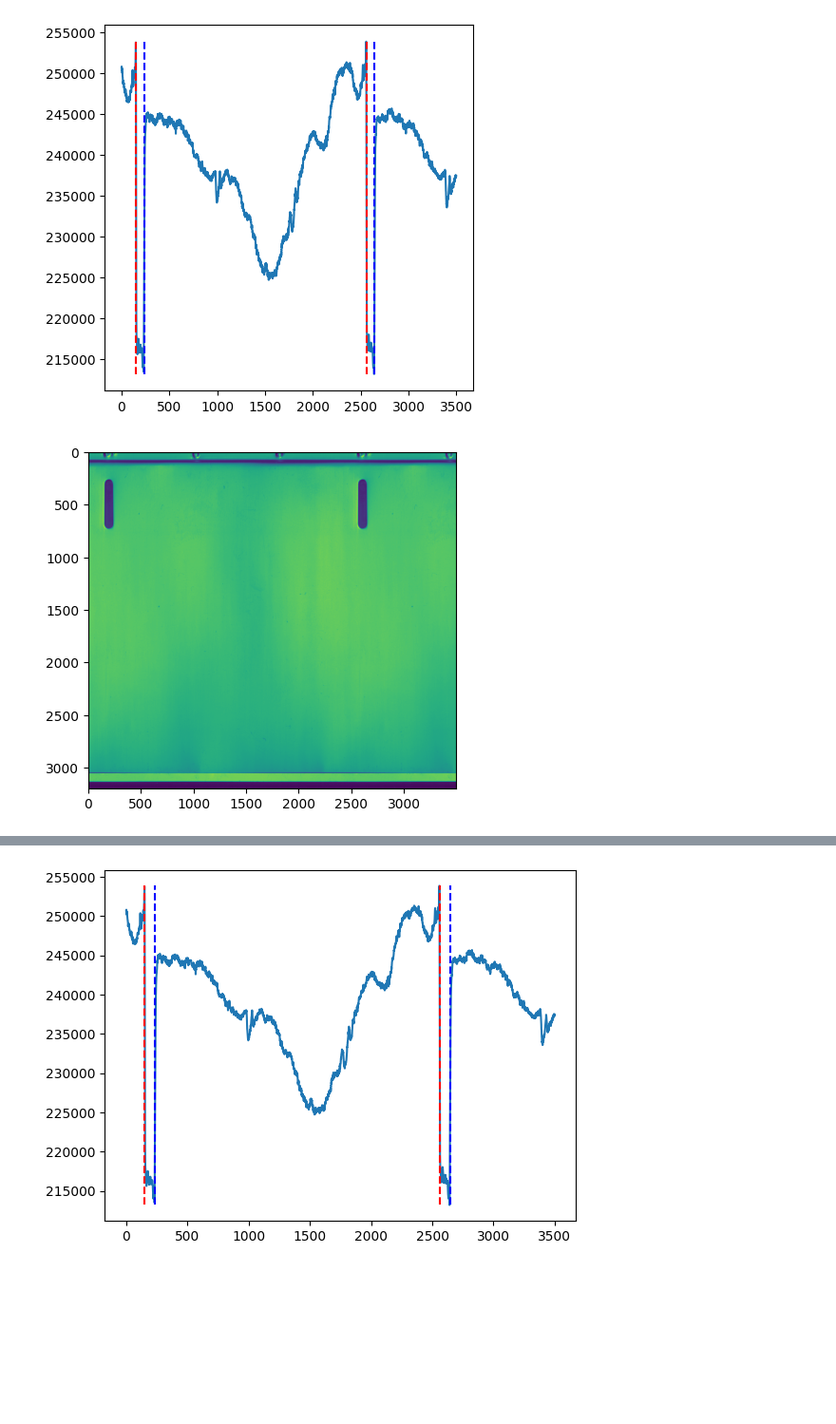
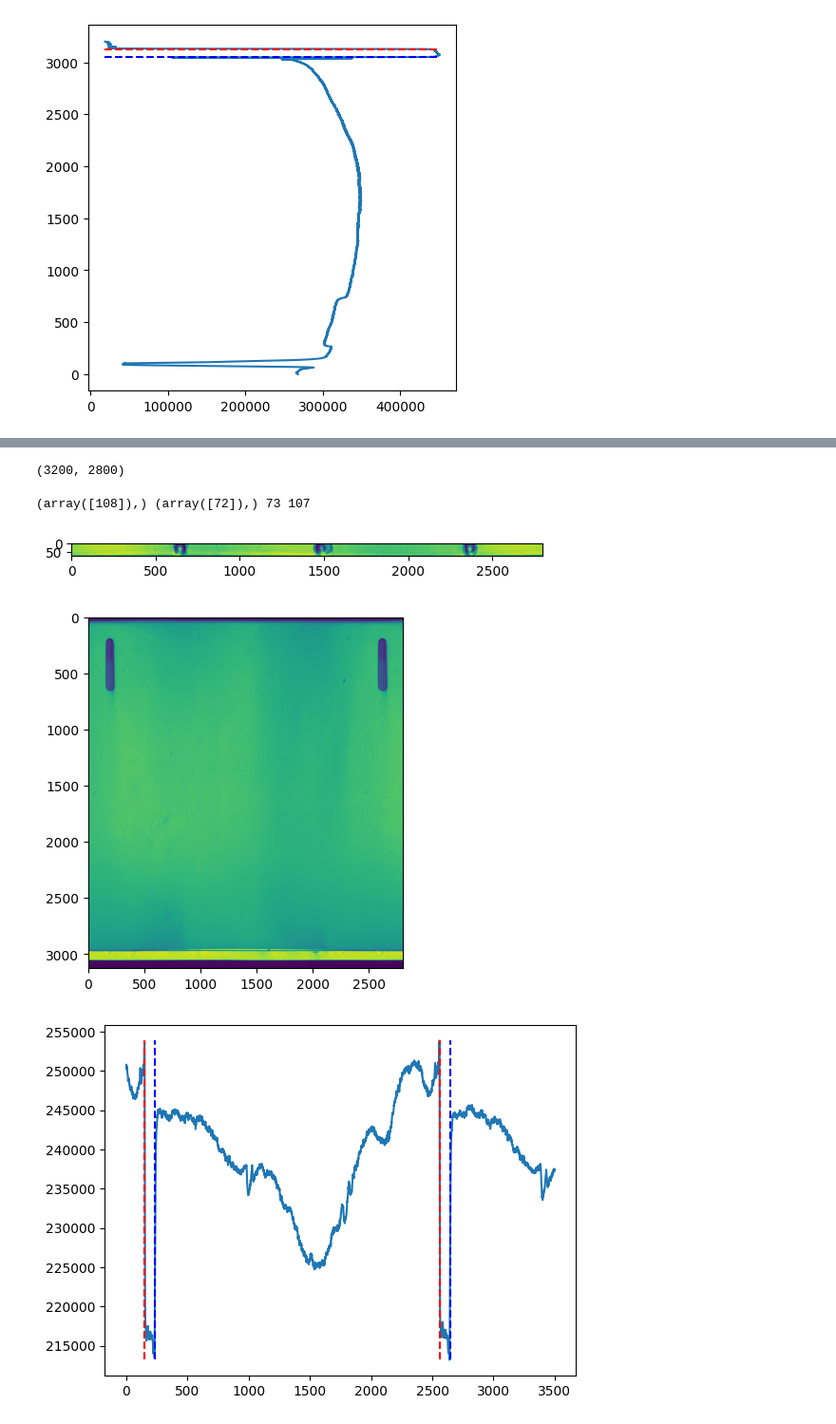
Before and after one commit to lbg030/Utils, a Jupyter notebook: image_projection.ipynb, the cells around one changed output, grey strips where cells are left out. Shown: that part at 95% size. Cells and saved outputs as stored; diff of their text form; code cells hidden in the pictures; blank space fills up the shorter version.

```diff
--- a/image_projection.ipynb
+++ b/image_projection.ipynb
@@ -1,43 +1,43 @@
 # %%
 import cv2
 import numpy as np
 import matplotlib.pyplot as plt
 from scipy.signal import find_peaks
 
-img = cv2.imread('Insp_154825_1.png', cv2.IMREAD_GRAYSCALE)
+img = cv2.imread('test.png', cv2.IMREAD_GRAYSCALE)
 
 projection = np.sum(img, axis=0, dtype=np.int64)
 peak_v = np.diff(projection)
 
 first_min = peak_v.argmin()
 first_max = peak_v.argmax()
 
 second_smallest_value = np.partition(peak_v.flatten(), 1)[1]
 index_second_smallest = np.where(peak_v == second_smallest_value)
 second_largest_value = np.partition(peak_v.flatten(), -2)[-2]
 index_second_largest = np.where(peak_v == second_largest_value)
-plt.figure(figsize = [5,5])
-plt.plot(projection)
-plt.vlines(first_min, projection.min(), projection.max(),'red', '--')
-plt.vlines(first_max, projection.min(), projection.max(),'blue', '--')
-plt.vlines(index_second_smallest, projection.min(), projection.max(),'red', '--')
-plt.vlines(index_second_largest, projection.min(), projection.max(),'blue', '--')
-plt.show()
 
-# image
-plt.figure(figsize = [5,5])
-plt.imshow(img)
-plt.show()
+# plt.figure(figsize = [5,5])
+# plt.plot(projection)
+# plt.vlines(first_min, projection.min(), projection.max(),'red', '--')
+# plt.vlines(first_max, projection.min(), projection.max(),'blue', '--')
+# plt.vlines(index_second_smallest, projection.min(), projection.max(),'red', '--')
+# plt.vlines(index_second_largest, projection.min(), projection.max(),'blue', '--')
+# plt.show()
+
+# # image
+# plt.figure(figsize = [5,5])
+# plt.imshow(img)
+# plt.show()
 
 projection_h = np.sum(img, axis=1, dtype=np.int64)
 peak_h = np.diff(projection_h)
 
 plt.figure(figsize = [5,5])
 plt.plot(projection_h, range(len(projection_h)))
 plt.hlines(peak_h.argmin(), projection_h.min(), projection_h.max(), 'red', '--')
 plt.hlines(peak_h.argmax(), projection_h.min(), projection_h.max(), 'blue', '--')
-plt.gca().invert_yaxis()
+# plt.gca().invert_yaxis()
 plt.show()
 # %% [output]
-[figure, old version]
+[figure, new version]
-[figure, removed]
@@ -45,3 +44,27 @@ plt.show()
+# %%
+img.shape
+# %% [output]
+(3200, 2800)
+# %%
+projection_h = np.sum(img[:1000, :], axis=1, dtype=np.int64)
+peak_h = np.diff(projection_h)
+
+second_smallest_value = np.partition(peak_h.flatten(), 1)[1]
+index_second_smallest = np.where(peak_h == second_smallest_value)
+second_largest_value = np.partition(peak_h.flatten(), -2)[-2]
+index_second_largest = np.where(peak_h == second_largest_value)
+
+print(index_second_largest, index_second_smallest, peak_h.argmin(), peak_h.argmax())
+
+plt.imshow(img[:peak_h.argmin(), :])
+plt.show()
+
+plt.imshow(img[peak_h.argmin():, :])
+plt.show()
+# %% [output]
+(array([108]),) (array([72]),) 73 107
+[figure, added]
+[figure, added]
 # %%
 import cv2
 import numpy as np
```
Also changed, not shown: parts of 1 cell of this notebook, 8 other files.
